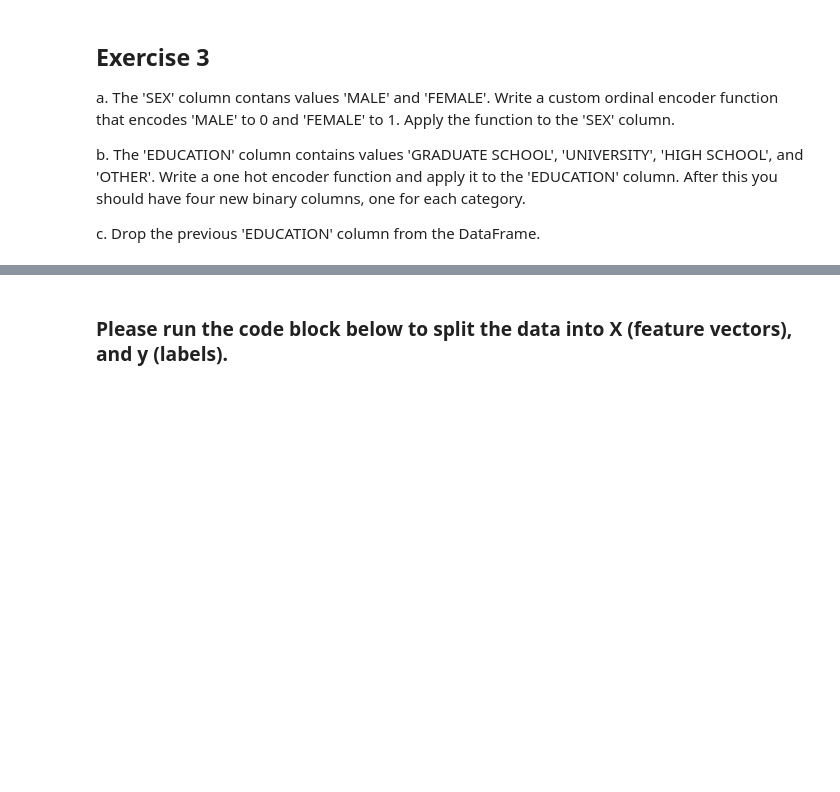
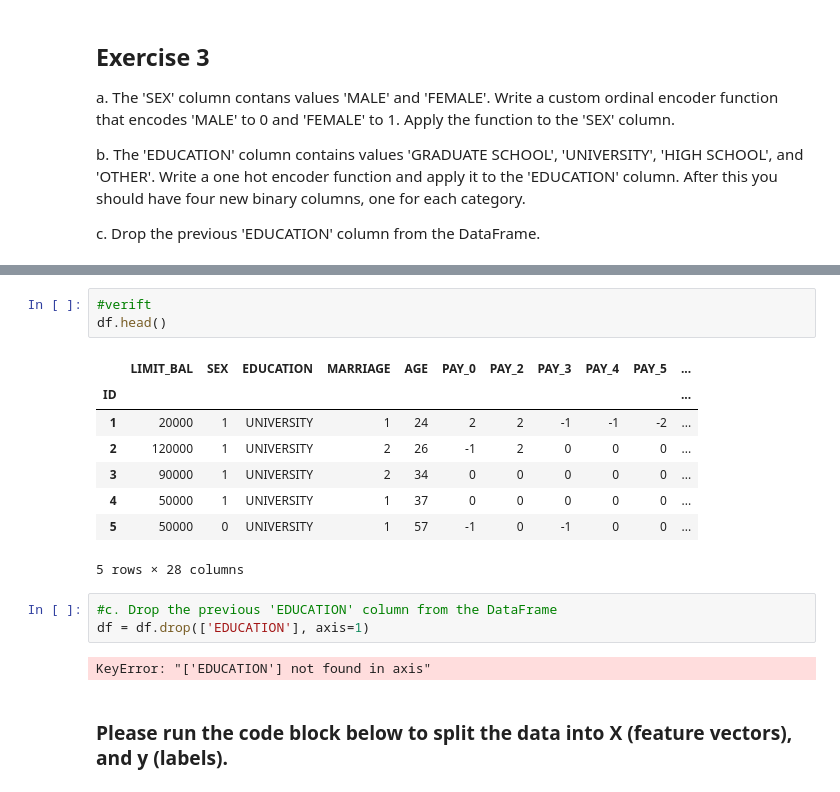
Before and after one commit to gfinley/CS3315, a Jupyter notebook: Lab2/Lab_2.ipynb, the cells around one changed output, grey strips where cells are left out. Cells and saved outputs as stored; diff of their text form; blank space fills up the shorter version.

```diff
--- a/Lab2/Lab_2.ipynb
+++ b/Lab2/Lab_2.ipynb
@@ -206,3 +253,20 @@ c. Drop the previous 'EDUCATION' column from the DataFrame.
+# %%
+#verift
+df.head()
+# %% [output]
+|  | LIMIT_BAL | SEX | EDUCATION | MARRIAGE | AGE | PAY_0 | PAY_2 | PAY_3 | PAY_4 | PAY_5 | ... |
+| ID |  |  |  |  |  |  |  |  |  |  | ... |
+| 1 | 20000 | 1 | UNIVERSITY | 1 | 24 | 2 | 2 | -1 | -1 | -2 | ... |
+| 2 | 120000 | 1 | UNIVERSITY | 2 | 26 | -1 | 2 | 0 | 0 | 0 | ... |
+| 3 | 90000 | 1 | UNIVERSITY | 2 | 34 | 0 | 0 | 0 | 0 | 0 | ... |
+| 4 | 50000 | 1 | UNIVERSITY | 1 | 37 | 0 | 0 | 0 | 0 | 0 | ... |
+| 5 | 50000 | 0 | UNIVERSITY | 1 | 57 | -1 | 0 | -1 | 0 | 0 | ... |
+5 rows × 28 columns
+# %%
+#c. Drop the previous 'EDUCATION' column from the DataFrame
+df = df.drop(['EDUCATION'], axis=1)
+# %% [output]
+KeyError: "['EDUCATION'] not found in axis"
 # %% [markdown]
 
 ### Please run the code block below to split the data into X (feature vectors), and y (labels).
```
Also changed, not shown: parts of 8 cells of this notebook, 3 other files.
